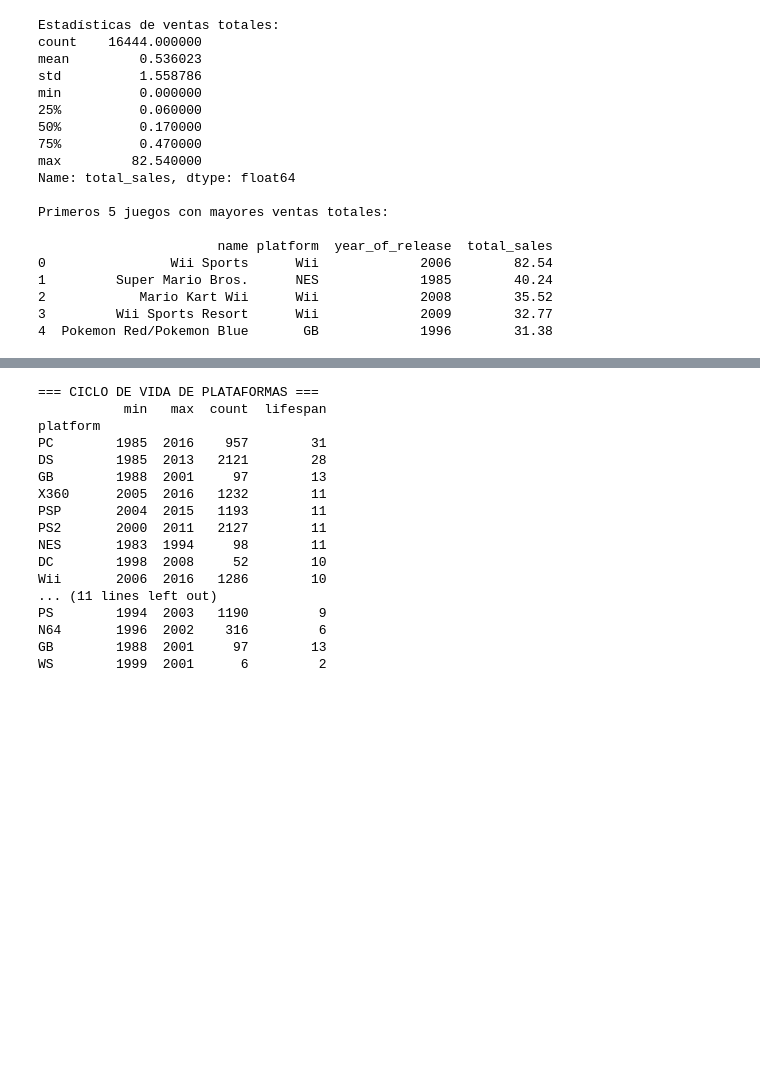
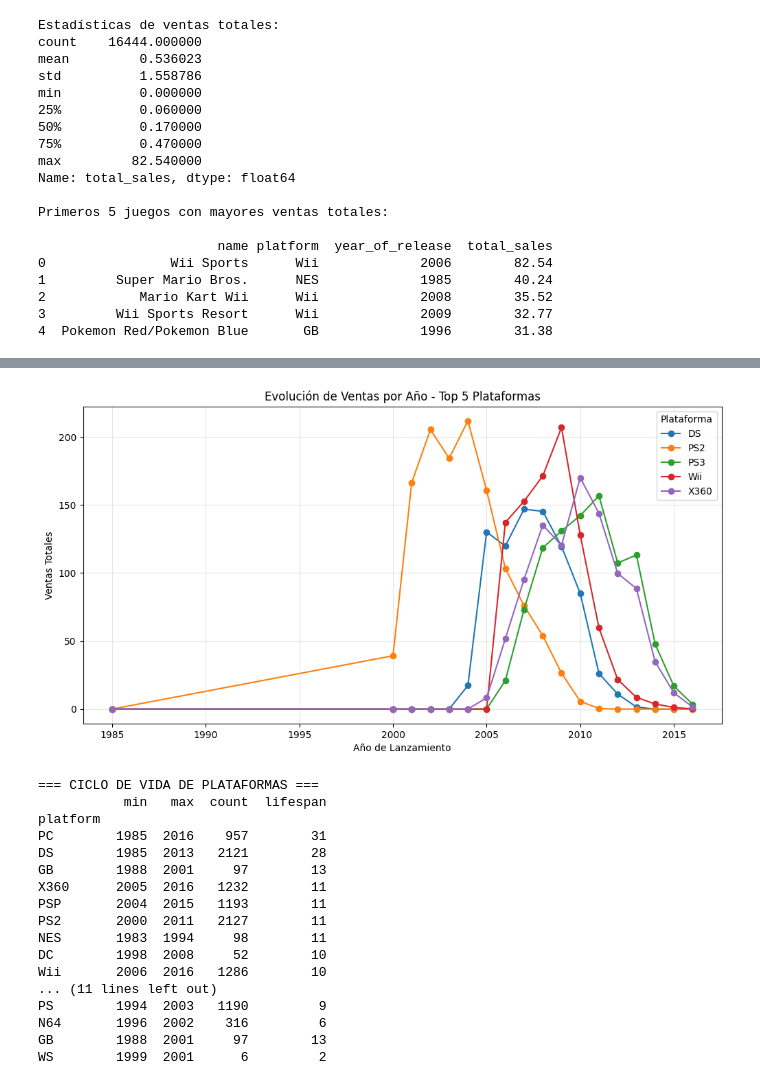
Before and after one commit to carloscarranza2486/tripleten-data-science, a Jupyter notebook: sprint-06-module-project-1/notebook.ipynb, the cells around one changed output, grey strips where cells are left out. Saved outputs shown, nothing was run; the diff lists cells and outputs as text; code cells hidden in the pictures; blank space fills up the shorter version.

```diff
--- a/sprint-06-module-project-1/notebook.ipynb
+++ b/sprint-06-module-project-1/notebook.ipynb
@@ -299,3 +307,27 @@ Name: total_sales, dtype: float64
+# %%
+# Ahora vamos a mostrar la evolución por año por plataforma
+# primero agrupamos por plataforma y año de lanzamiento, sumando las ventas totales
+platform_year_sales = df_clean.groupby(['platform', 'year_of_release'])['total_sales'].sum().reset_index()
+
+# Filtramos el top 5 de plataformas y almacenamos en una nueva variable
+top_5_platforms = top_platforms.index.tolist()
+top_platforms_evolution = platform_year_sales[platform_year_sales['platform'].isin(top_5_platforms)]
+
+# Creamos una pivot para agrupar por plataforma y año de lanzamienoo, mostrando las ventas totales
+pivot_data = top_platforms_evolution.pivot(index='year_of_release',
+                                          columns='platform',
+                                          values='total_sales').fillna(0)
+
+# Creamos un gráfico a partir de la pivot para mostrar la evolución por plataforma
+pivot_data.plot(kind='line', figsize=(12, 6), marker='o')
+plt.title('Evolución de Ventas por Año - Top 5 Plataformas')
+plt.xlabel('Año de Lanzamiento')
+plt.ylabel('Ventas Totales')
+plt.legend(title='Plataforma')
+plt.grid(True, alpha=0.3)
+plt.show()
+# %% [output]
+[figure, added]
 # %%
 # Ciclo de vida de plataformas
 platform_lifecycle = df_clean.groupby('platform')['year_of_release'].agg(['min', 'max', 'count'])
```
Also changed, not shown: parts of 3 cells of this notebook.
